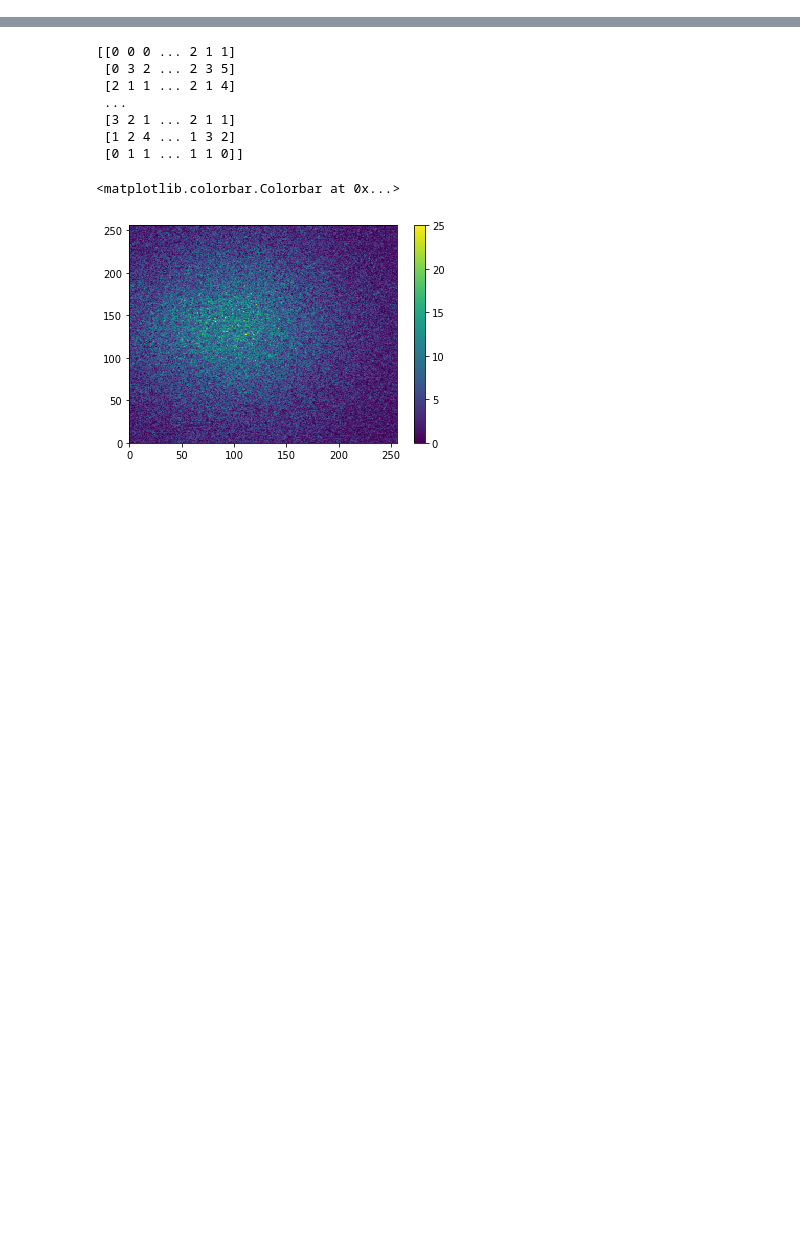
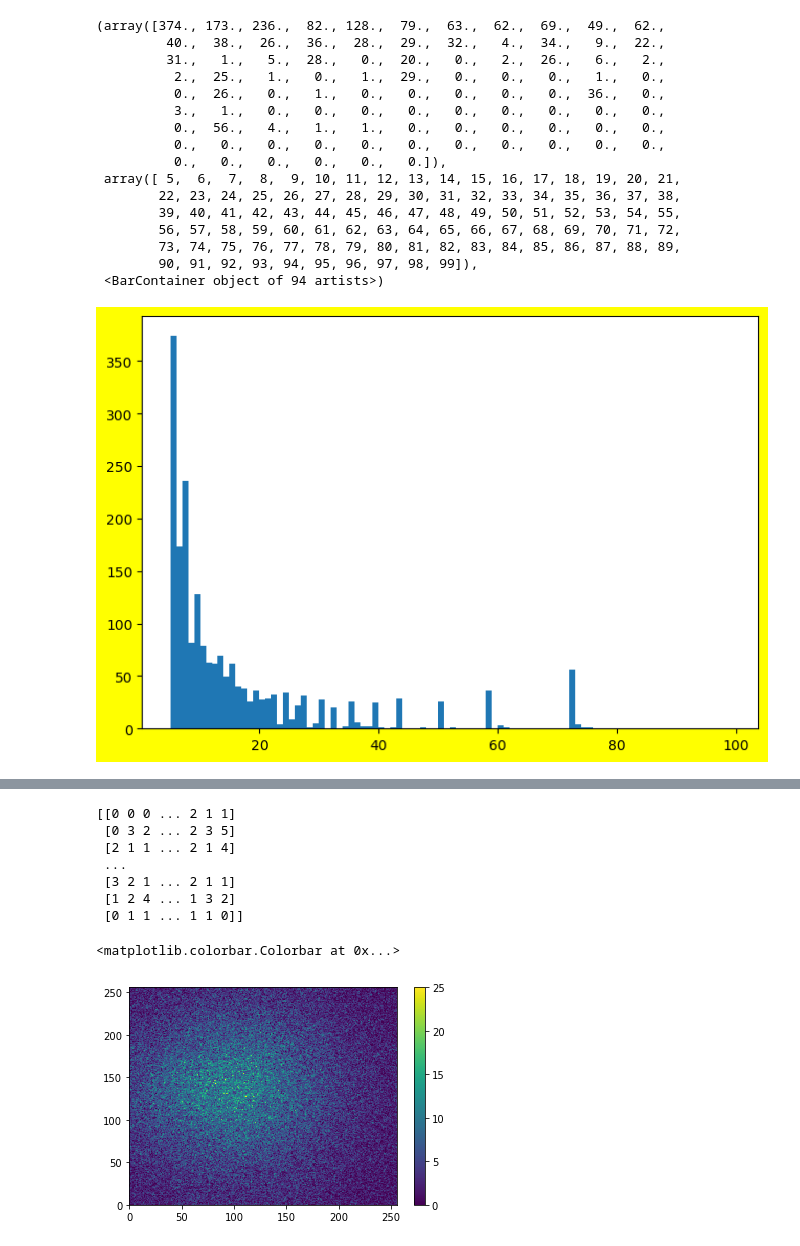
Before and after one commit to pmanaval/debora, a Jupyter notebook: FirstDataLoad.ipynb, the cells around one changed output, grey strips where cells are left out. Cells and saved outputs as stored; diff of their text form; code cells hidden in the pictures; blank space fills up the shorter version.

Commit message:
added first code on the energy histograms

```diff
--- a/FirstDataLoad.ipynb
+++ b/FirstDataLoad.ipynb
@@ -8,6 +8,7 @@ from mpl_toolkits.axes_grid1.inset_locator import inset_axes
 
 CurrentWD = os.getcwd()
 #obtain the current directory path for us so we don't have to manually find it
+DataForEnergy = CurrentWD + "/Data"
 DataPath = CurrentWD + "/Data/20220520"
 SidePath = CurrentWD + "/Data/20220603"
 #get the path to data, I structure the folder with as /Data/<date>/<sample>
@@ -24,6 +25,29 @@ def is_count(element):
         return False
 
 #print(is_float(" "))
+# %%
+EngArray = np.loadtxt(DataForEnergy +"\short.txt", delimiter=",", dtype=float,
+                     converters={0: lambda s: s[1:], -1: lambda s: s[:-1]})
+plt.figure(figsize=(8, 5.5), dpi=100,facecolor='yellow')
+plt.hist(x = EngArray.flatten(),bins = np.arange(5,100))
+# %% [output]
+(array([374., 173., 236.,  82., 128.,  79.,  63.,  62.,  69.,  49.,  62.,
+         40.,  38.,  26.,  36.,  28.,  29.,  32.,   4.,  34.,   9.,  22.,
+         31.,   1.,   5.,  28.,   0.,  20.,   0.,   2.,  26.,   6.,   2.,
+          2.,  25.,   1.,   0.,   1.,  29.,   0.,   0.,   0.,   1.,   0.,
+          0.,  26.,   0.,   1.,   0.,   0.,   0.,   0.,   0.,  36.,   0.,
+          3.,   1.,   0.,   0.,   0.,   0.,   0.,   0.,   0.,   0.,   0.,
+          0.,  56.,   4.,   1.,   1.,   0.,   0.,   0.,   0.,   0.,   0.,
+          0.,   0.,   0.,   0.,   0.,   0.,   0.,   0.,   0.,   0.,   0.,
+          0.,   0.,   0.,   0.,   0.,   0.]),
+ array([ 5,  6,  7,  8,  9, 10, 11, 12, 13, 14, 15, 16, 17, 18, 19, 20, 21,
+        22, 23, 24, 25, 26, 27, 28, 29, 30, 31, 32, 33, 34, 35, 36, 37, 38,
+        39, 40, 41, 42, 43, 44, 45, 46, 47, 48, 49, 50, 51, 52, 53, 54, 55,
+        56, 57, 58, 59, 60, 61, 62, 63, 64, 65, 66, 67, 68, 69, 70, 71, 72,
+        73, 74, 75, 76, 77, 78, 79, 80, 81, 82, 83, 84, 85, 86, 87, 88, 89,
+        90, 91, 92, 93, 94, 95, 96, 97, 98, 99]),
+ <BarContainer object of 94 artists>)
+[figure, added]
 # %%
 # #FilesToLoad = [DataPath+"/Ba-133/Ba-133{val:04.0f}.txt".format(val = i) for i in range(1000)]
 #
```
Also changed, not shown: parts of 1 cell of this notebook.
